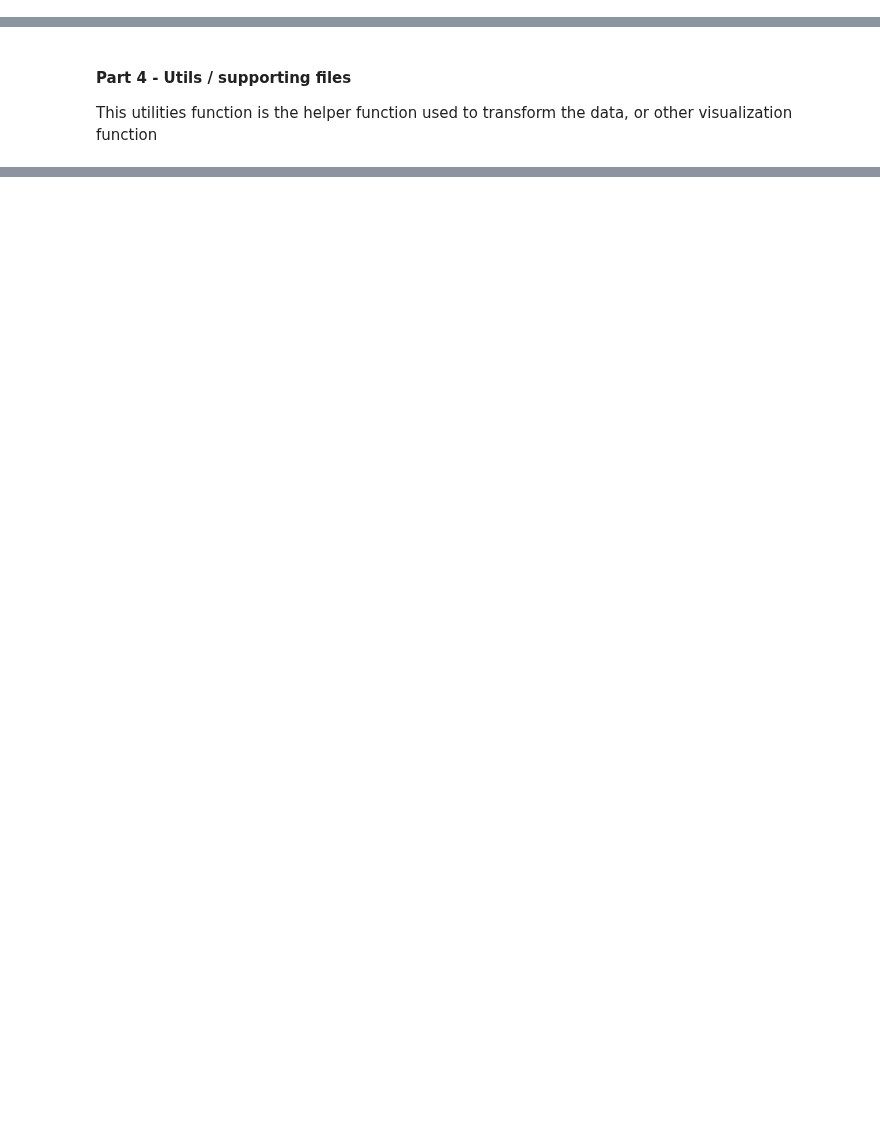
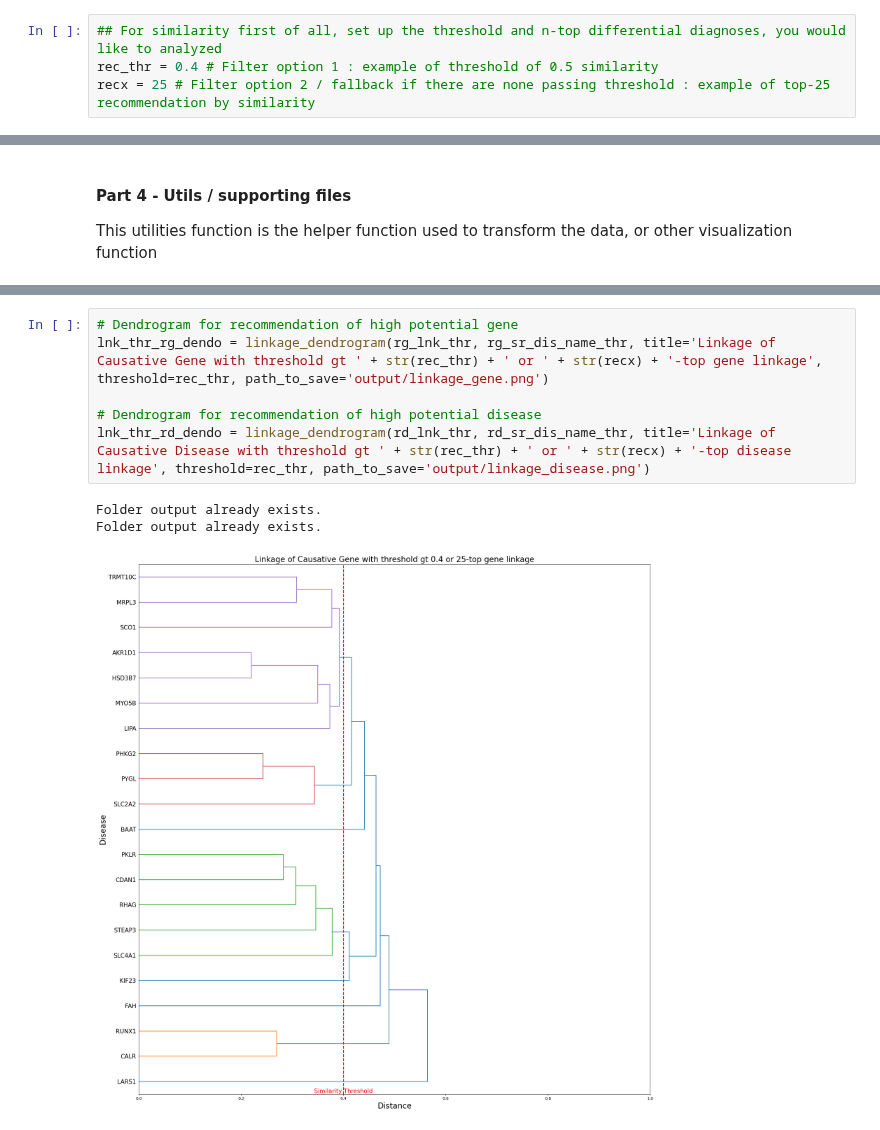
Before and after one commit to ivanwilliammd/iderare-pheno, a Jupyter notebook: Playbook.ipynb, the cells around one changed output, grey strips where cells are left out. Cells and saved outputs as stored; diff of their text form; blank space fills up the shorter version.

```diff
--- a/Playbook.ipynb
+++ b/Playbook.ipynb
@@ -125,0 +130,4 @@ This part will cover how to use the gene and phenotype differential diagnoses se
+# %%
+## For similarity first of all, set up the threshold and n-top differential diagnoses, you would like to analyzed
+rec_thr = 0.4 # Filter option 1 : example of threshold of 0.5 similarity
+recx = 25 # Filter option 2 / fallback if there are none passing threshold : example of top-25 recommendation by similarity
@@ -129,0 +212,10 @@ This utilities function is the helper function used to transform the data, or ot
+# %%
+# Dendrogram for recommendation of high potential gene
+lnk_thr_rg_dendo = linkage_dendrogram(rg_lnk_thr, rg_sr_dis_name_thr, title='Linkage of Causative Gene with threshold gt ' + str(rec_thr) + ' or ' + str(recx) + '-top gene linkage', threshold=rec_thr, path_to_save='output/linkage_gene.png')
+
+# Dendrogram for recommendation of high potential disease
+lnk_thr_rd_dendo = linkage_dendrogram(rd_lnk_thr, rd_sr_dis_name_thr, title='Linkage of Causative Disease with threshold gt ' + str(rec_thr) + ' or ' + str(recx) + '-top disease linkage', threshold=rec_thr, path_to_save='output/linkage_disease.png')
+# %% [output]
+Folder output already exists.
+Folder output already exists.
+[figure, added]
```
Also changed, not shown: parts of 13 cells of this notebook, 20 other files.
